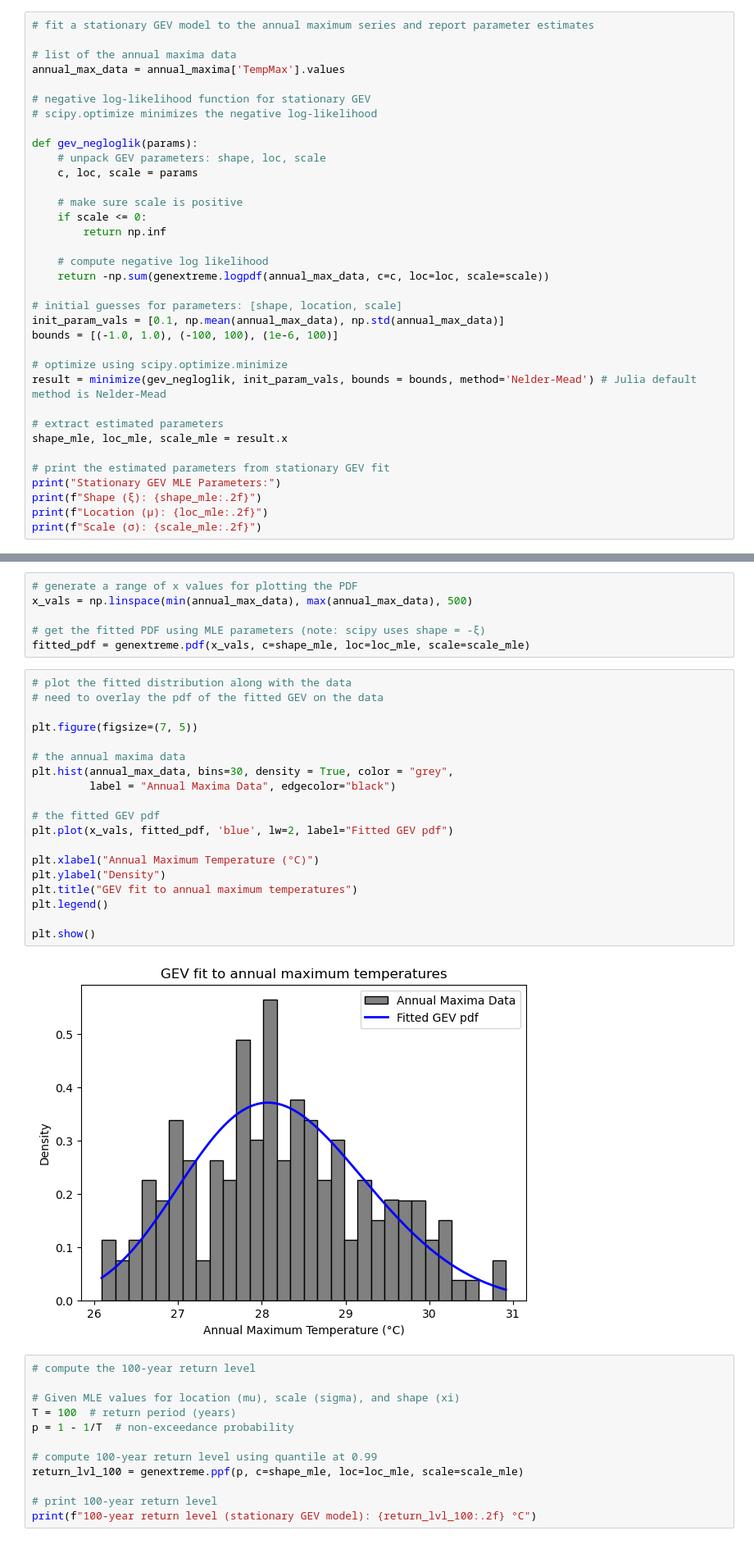
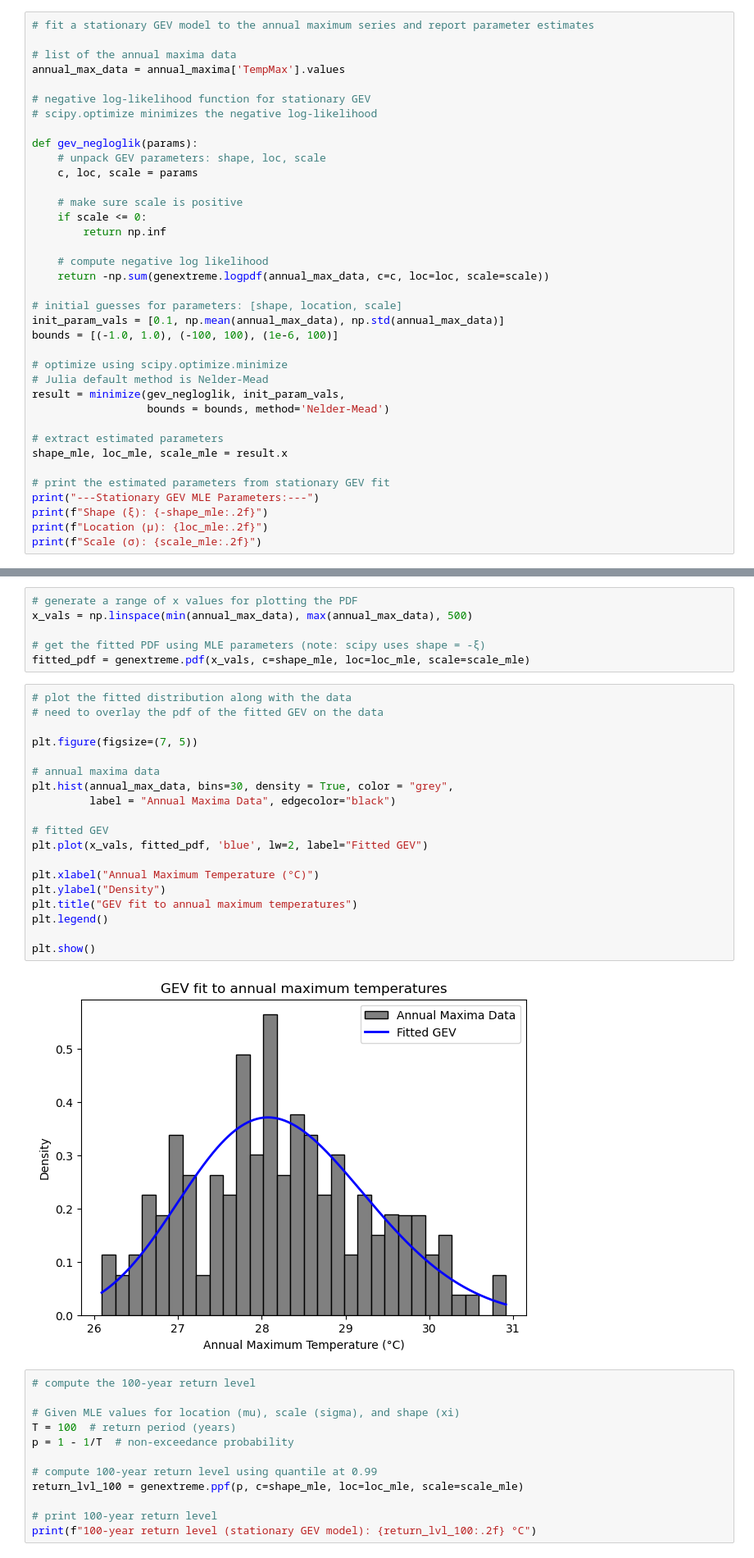
Before and after one commit to BEE4850-SP25/hw05-christinemswanson, a Jupyter notebook: hw05.ipynb, the cells around one changed output, grey strips where cells are left out. Shown: that part at 82% size. Saved outputs shown, nothing was run; the diff lists cells and outputs as text.

```diff
--- a/hw05.ipynb
+++ b/hw05.ipynb
@@ -154,14 +159,16 @@ init_param_vals = [0.1, np.mean(annual_max_data), np.std(annual_max_data)]
 bounds = [(-1.0, 1.0), (-100, 100), (1e-6, 100)]
 
 # optimize using scipy.optimize.minimize
-result = minimize(gev_negloglik, init_param_vals, bounds = bounds, method='Nelder-Mead') # Julia default method is Nelder-Mead
+# Julia default method is Nelder-Mead
+result = minimize(gev_negloglik, init_param_vals,
+                  bounds = bounds, method='Nelder-Mead')
 
 # extract estimated parameters
 shape_mle, loc_mle, scale_mle = result.x
 
 # print the estimated parameters from stationary GEV fit
-print("Stationary GEV MLE Parameters:")
-print(f"Shape (ξ): {shape_mle:.2f}")
+print("---Stationary GEV MLE Parameters:---")
+print(f"Shape (ξ): {-shape_mle:.2f}")
 print(f"Location (μ): {loc_mle:.2f}")
 print(f"Scale (σ): {scale_mle:.2f}")
 # %% [output]
@@ -178,24 +185,24 @@ fitted_pdf = genextreme.pdf(x_vals, c=shape_mle, loc=loc_mle, scale=scale_mle)
 # %%
 # plot the fitted distribution along with the data
 # need to overlay the pdf of the fitted GEV on the data
 
 plt.figure(figsize=(7, 5))
 
-# the annual maxima data
+# annual maxima data
 plt.hist(annual_max_data, bins=30, density = True, color = "grey",
          label = "Annual Maxima Data", edgecolor="black")
 
-# the fitted GEV pdf
-plt.plot(x_vals, fitted_pdf, 'blue', lw=2, label="Fitted GEV pdf")
+# fitted GEV
+plt.plot(x_vals, fitted_pdf, 'blue', lw=2, label="Fitted GEV")
 
 plt.xlabel("Annual Maximum Temperature (°C)")
 plt.ylabel("Density")
 plt.title("GEV fit to annual maximum temperatures")
 plt.legend()
 
 plt.show()
 # %% [output]
-[figure, old version]
+[figure, new version]
 # %%
 # compute the 100-year return level
 
```
Also changed, not shown: parts of 34 cells of this notebook.
